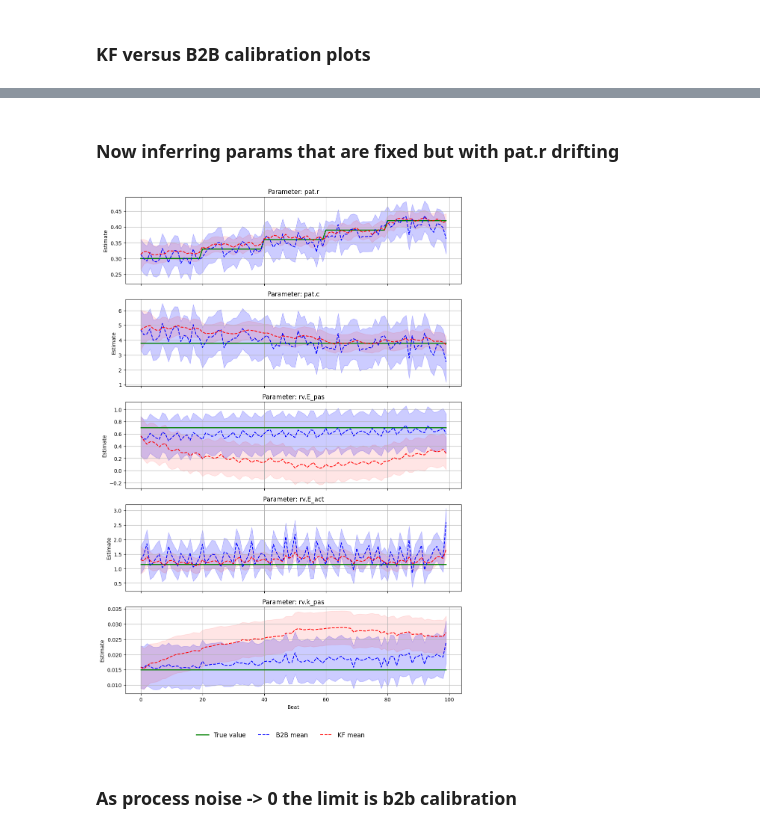
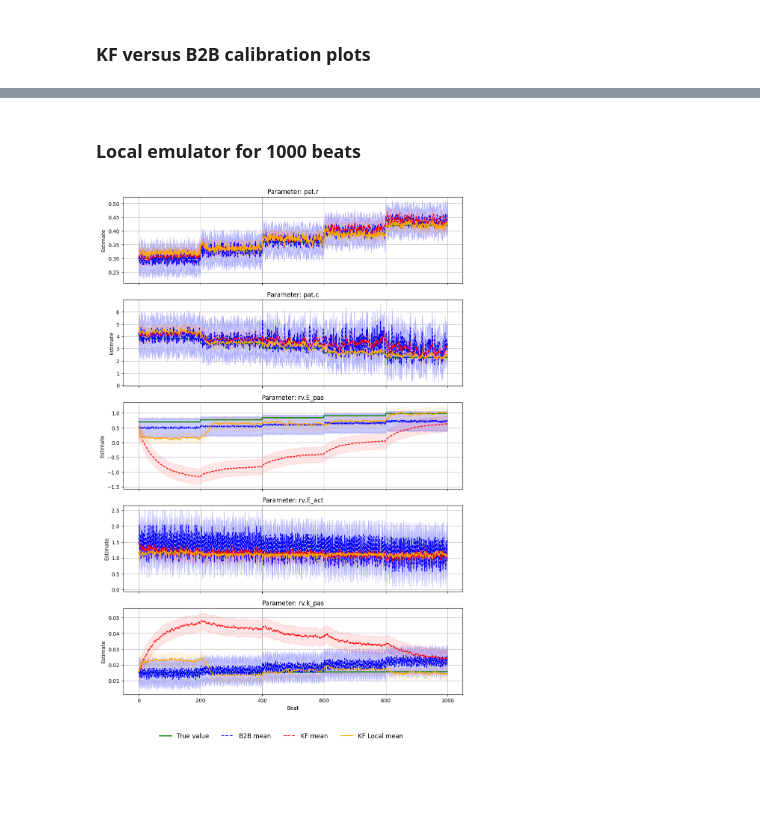
Before and after one commit to alan-turing-institute/cvd-net-pipeline, a Jupyter notebook: notebooks/manuscript_plots.ipynb, the cells around one changed output, grey strips where cells are left out. Drawn from its saved outputs; the diff is of its cells as text; code cells hidden in the pictures; blank space fills up the shorter version.

```diff
--- a/notebooks/manuscript_plots.ipynb
+++ b/notebooks/manuscript_plots.ipynb
@@ -10,0 +23,11 @@ import matplotlib.colors as mcolors
+# %%
+# Load the data from the CSV file
+which_obs = 3
+dir_name = "../output_synthetic/output_1024_6_params/"
+data = pd.read_csv(f'{dir_name}/waveform_resampled_all_pressure_traces_rv_with_pca.csv')
+time_series = data.iloc[which_obs, 0:101]
+
+reps = 6
+time_df= pd.DataFrame({'Pressure' : np.tile(time_series.values, reps), 'cPressure' : np.tile(time_series.values, reps)},
+                      index=[i for i in range(reps*len(time_series))])
+ag = analyseGiessen(df=time_df)
@@ -201,9 +315,11 @@ def plot_b2b_vs_kf_new(b2b_filepath, kf_filepath, true_params_csv=None):
 # %%
-b2b_filepath = "../CohortDataRaw2/output_real/pat_synthetic_2_R/bayesian_calibration_results/14_output_keys/calibration_20251023_140303/"
-kf_filepath  = "../CohortDataRaw2/output_real/pat_synthetic_2_R/kf_calibration_results/14_output_keys/kf_calibration_results/14_output_keys/calibration_20251023_140303/"
+
+b2b_filepath = "../CohortDataRaw2/output_real/pat_synthetic_6/bayesian_calibration_results/14_output_keys/calibration_20251023_142651"
+kf_filepath  = "../CohortDataRaw2/output_real/pat_synthetic_6/kf_calibration_results/14_output_keys/kf_calibration_results/14_output_keys/calibration_20251023_142651/"
+
 
 # True parameter values
-true_params_csv = "../CohortDataRaw2/output_real/pat_synthetic_2_R/pure_input_100_2_params.csv"
+true_params = "../CohortDataRaw2/output_real/pat_synthetic_6/pure_input_100_6_params.csv"
 
-plot_b2b_vs_kf_new(b2b_filepath, kf_filepath, true_params_csv=true_params_csv)
+plot_b2b_vs_kf_new(b2b_filepath, kf_filepath, true_params_csv=true_params)
 # %% [output]
@@ -213,8 +327,10 @@ plot_b2b_vs_kf_new(b2b_filepath, kf_filepath, true_params_csv=true_params_csv)
 # %%
-b2b_filepath = "../CohortDataRaw2/output_real/pat_synthetic_2_R/bayesian_calibration_results/14_output_keys/calibration_20251027_120252/"
-kf_filepath  = "../CohortDataRaw2/output_real/pat_synthetic_2_R/kf_calibration_results/14_output_keys/kf_calibration_results/14_output_keys/calibration_20251027_120252/"
+b2b_filepath = "../CohortDataRaw2/output_real/pat_synthetic_local_emulator/bayesian_calibration_results/14_output_keys/calibration_20251209_144642"
+kf_filepath  = "../CohortDataRaw2/output_real/pat_synthetic_local_emulator/kf_local_calibration_results/14_output_keys/kf_local_calibration_results/14_output_keys/calibration_20251209_144643"
+
 
 # True parameter values
-true_params_csv = "../CohortDataRaw2/output_real/pat_synthetic_2_R/pure_input_100_2_params.csv"
-plot_b2b_vs_kf_new(b2b_filepath, kf_filepath, true_params_csv=true_params_csv)
+true_params = "../CohortDataRaw2/output_real/pat_synthetic_local_emulator/pure_input_100_6_params.csv"
+
+plot_b2b_vs_kf_new(b2b_filepath, kf_filepath, true_params_csv=true_params)
 # %% [output]
@@ -273,16 +465,12 @@ plot_b2b_vs_kf(b2b_filepath, kf_filepath, true_params=true_params)
-# %% [markdown]
-### Now inferring  params that are fixed but with pat.r drifting
+# %% [markdown]
+### Local emulator for 1000 beats
 # %%
+b2b_filepath = "../CohortDataRaw2/output_real/pat_synthetic_6_RC_rveact_epas_kpas_1000/bayesian_calibration_results/14_output_keys/calibration_20251209_154742"
+kf_filepath  = "../CohortDataRaw2/output_real/pat_synthetic_6_RC_rveact_epas_kpas_1000/kf_calibration_results/14_output_keys/kf_calibration_results/14_output_keys/calibration_20251209_154743"
+kf_local_filepath  = "../CohortDataRaw2/output_real/pat_synthetic_6_RC_rveact_epas_kpas_1000/kf_local_calibration_results/14_output_keys/kf_local_calibration_results/14_output_keys/calibration_20251209_154746"
+# True parameter values
+true_params = "../CohortDataRaw2/output_real/pat_synthetic_6_RC_rveact_epas_kpas_1000/pure_input_1000_6_params.csv"
 
-b2b_filepath = "../CohortDataRaw2/output_real/pat_synthetic_6_infer_fixed_params/bayesian_calibration_results/14_output_keys/calibration_20251031_091943"
-kf_filepath  = "../CohortDataRaw2/output_real/pat_synthetic_6_infer_fixed_params/kf_calibration_results/14_output_keys/kf_calibration_results/14_output_keys/calibration_20251031_091944/"
-
-
-# True parameter values
-true_params = "../CohortDataRaw2/output_real/pat_synthetic_6_infer_fixed_params/pure_input_100_6_params.csv"
-
-plot_b2b_vs_kf_new(b2b_filepath, kf_filepath, true_params_csv=true_params)
+plot_b2b_vs_kf_vs_local(b2b_filepath, kf_filepath, kf_local_filepath=kf_local_filepath, true_params_csv=true_params)
 # %% [output]
-[figure, old version]
+[figure, new version]
-# %% [markdown]
-### As process noise -> 0 the limit is b2b calibration
```
Also changed, not shown: parts of 31 cells of this notebook, 1 other file.
